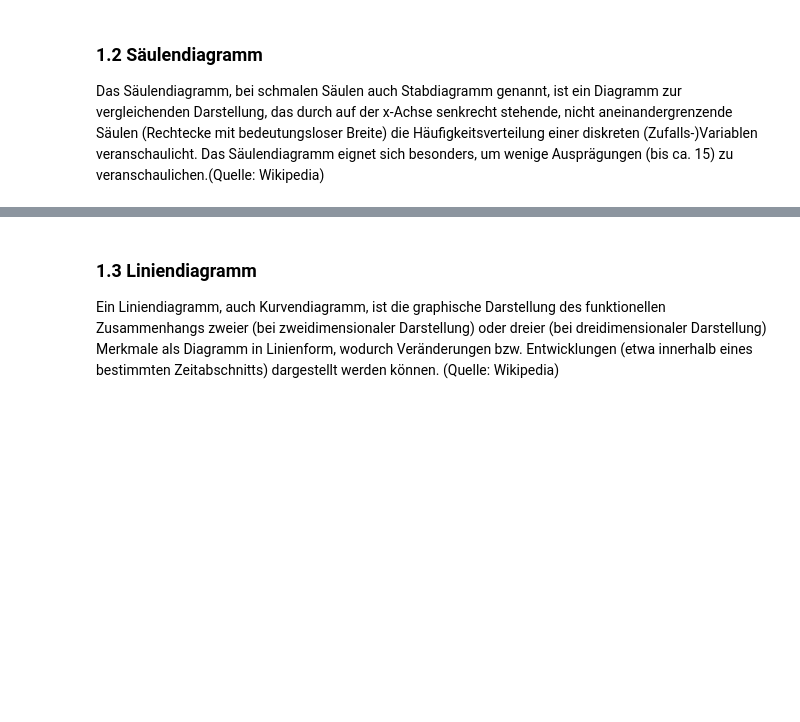
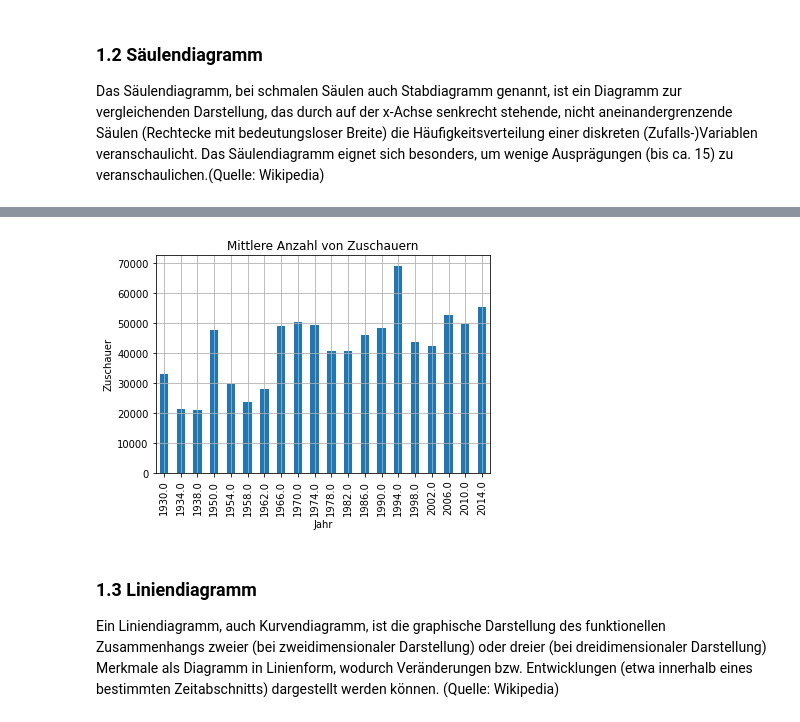
Before and after one commit to AlexKressner/KI_Logistik_Python, a Jupyter notebook: G2_Data_Visualization.ipynb, the cells around one changed output, grey strips where cells are left out. Cells and saved outputs as stored; diff of their text form; code cells hidden in the pictures; blank space fills up the shorter version.

```diff
--- a/G2_Data_Visualization.ipynb
+++ b/G2_Data_Visualization.ipynb
@@ -61,10 +78,13 @@ plt.show()
 # %%
 mean_attendance_by_year.plot(kind="bar",
                              title="Mittlere Anzahl von Zuschauern",
                              xlabel="Jahr",
-                             ylabel="Zuschauer"
+                             ylabel="Zuschauer",
+                             grid=True
                             )
 plt.show()
+# %% [output]
+[figure, added]
 # %% [markdown]
 ### 1.3 Liniendiagramm <a class="anchor" id="einführung_line"></a>
 Ein Liniendiagramm, auch Kurvendiagramm, ist die graphische Darstellung des funktionellen Zusammenhangs zweier (bei zweidimensionaler Darstellung) oder dreier (bei dreidimensionaler Darstellung) Merkmale als Diagramm in Linienform, wodurch Veränderungen bzw. Entwicklungen (etwa innerhalb eines bestimmten Zeitabschnitts) dargestellt werden können. (Quelle: Wikipedia)
```
Also changed, not shown: parts of 37 cells of this notebook.
